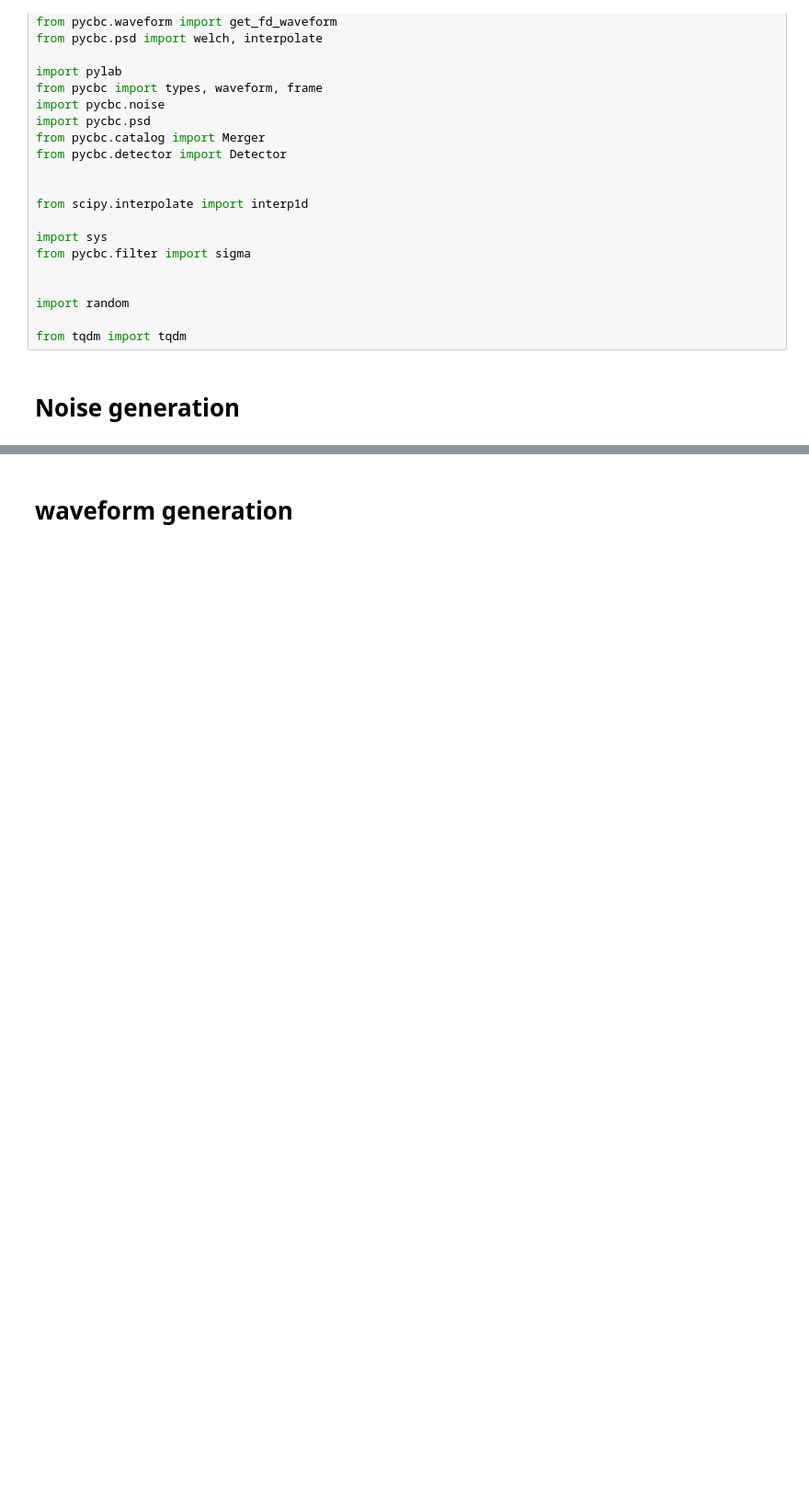
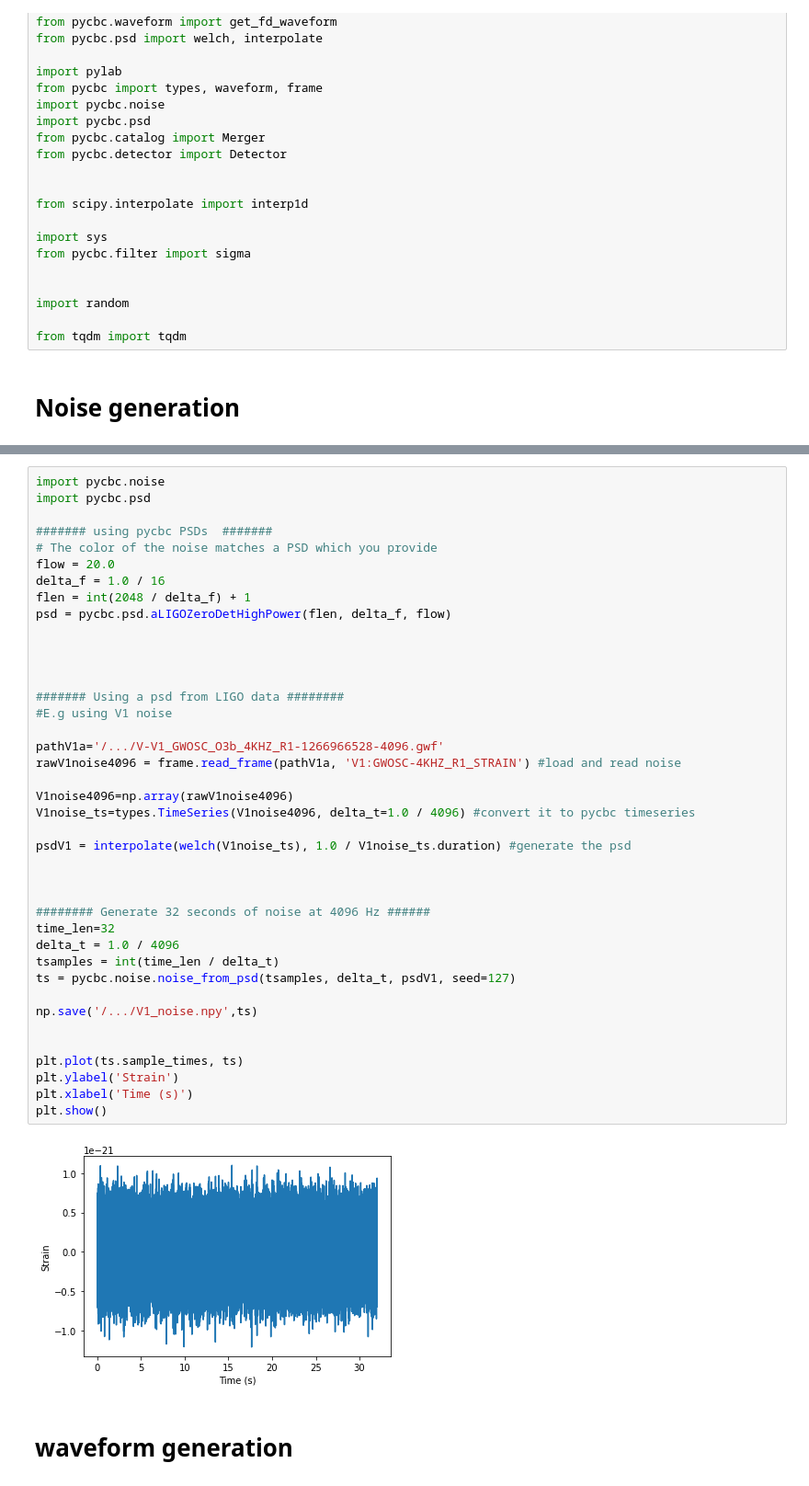
Before and after one commit to ramitdey/SpeCs, a Jupyter notebook: SGWB_datagen.ipynb, the cells around one changed output, grey strips where cells are left out. Shown at 92% size. Cells and saved outputs as stored; diff of their text form; blank space fills up the shorter version.

```diff
--- a/SGWB_datagen.ipynb
+++ b/SGWB_datagen.ipynb
@@ -85,3 +40,45 @@ for i in range(2,11):
+# %%
+import pycbc.noise
+import pycbc.psd
+
+####### using pycbc PSDs  #######
+# The color of the noise matches a PSD which you provide
+flow = 20.0
+delta_f = 1.0 / 16
+flen = int(2048 / delta_f) + 1
+psd = pycbc.psd.aLIGOZeroDetHighPower(flen, delta_f, flow)
+
+
+
+
+####### Using a psd from LIGO data ########
+#E.g using V1 noise
+
+pathV1a='/.../V-V1_GWOSC_O3b_4KHZ_R1-1266966528-4096.gwf'
+rawV1noise4096 = frame.read_frame(pathV1a, 'V1:GWOSC-4KHZ_R1_STRAIN') #load and read noise
+
+V1noise4096=np.array(rawV1noise4096)
+V1noise_ts=types.TimeSeries(V1noise4096, delta_t=1.0 / 4096) #convert it to pycbc timeseries
+
+psdV1 = interpolate(welch(V1noise_ts), 1.0 / V1noise_ts.duration) #generate the psd
+
+
+
+######## Generate 32 seconds of noise at 4096 Hz ######
+time_len=32
+delta_t = 1.0 / 4096
+tsamples = int(time_len / delta_t)
+ts = pycbc.noise.noise_from_psd(tsamples, delta_t, psdV1, seed=127)
+
+np.save('/.../V1_noise.npy',ts)
+
+
+plt.plot(ts.sample_times, ts)
+plt.ylabel('Strain')
+plt.xlabel('Time (s)')
+plt.show()
+# %% [output]
+[figure, added]
 # %% [markdown]
 # waveform generation
 # %%
```
Also changed, not shown: parts of 5 cells of this notebook, 1 other file.
